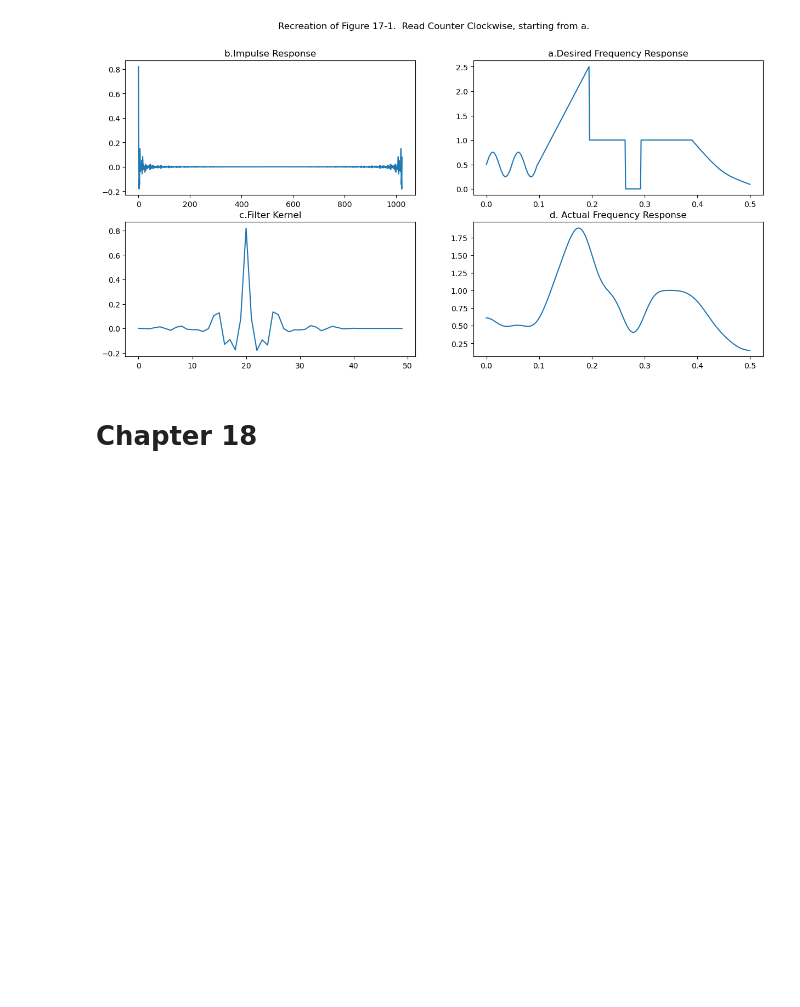
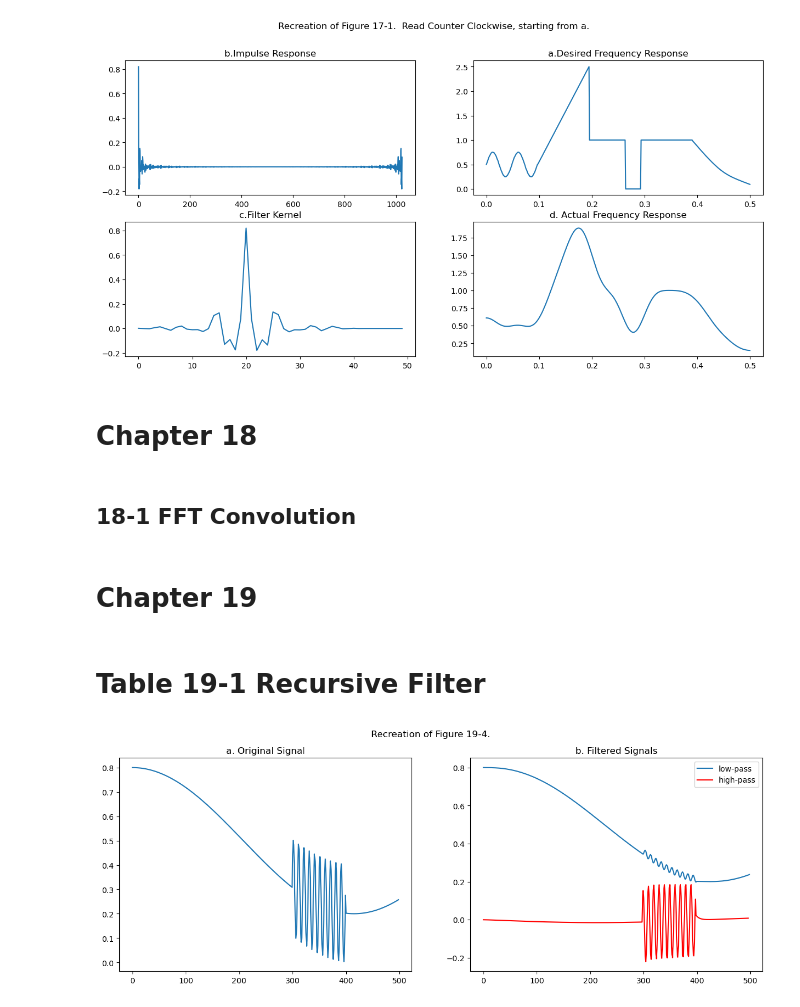
Before and after one commit to ujkam/sciengguidedsp_py, a Jupyter notebook: All_Chapters.ipynb, the cells around one changed output. Saved outputs shown, nothing was run; the diff lists cells and outputs as text; code cells hidden in the pictures; blank space fills up the shorter version.

Commit message:
Added Chapter 19

```diff
--- a/All_Chapters.ipynb
+++ b/All_Chapters.ipynb
@@ -858,3 +858,5 @@ plt.show()
 [figure]
 # %% [markdown]
 # Chapter 18
+# %% [markdown]
+## 18-1 FFT Convolution
@@ -860,0 +865,4 @@ plt.show()
+# %% [markdown]
+# Chapter 19
+# %% [markdown]
+# Table 19-1 Recursive Filter
@@ -860,0 +911,13 @@ plt.show()
+# %%
+fig,ax = plt.subplots(1,2)
+fig.set_size_inches(15,5)
+ax[0].plot(range(len(x)),x)
+ax[0].set_title('a. Original Signal')
+ax[1].plot(range(len(y_low)),y_low, label="low-pass")
+ax[1].plot(range(len(y_high)-2),y_high[2:],"-r",label="high-pass")
+ax[1].set_title('b. Filtered Signals')
+fig.suptitle('Recreation of Figure 19-4.')
+plt.legend(loc="upper right")
+plt.show()
+# %% [output]
+[figure, added]
```
Also changed, not shown: parts of 2 cells of this notebook.
